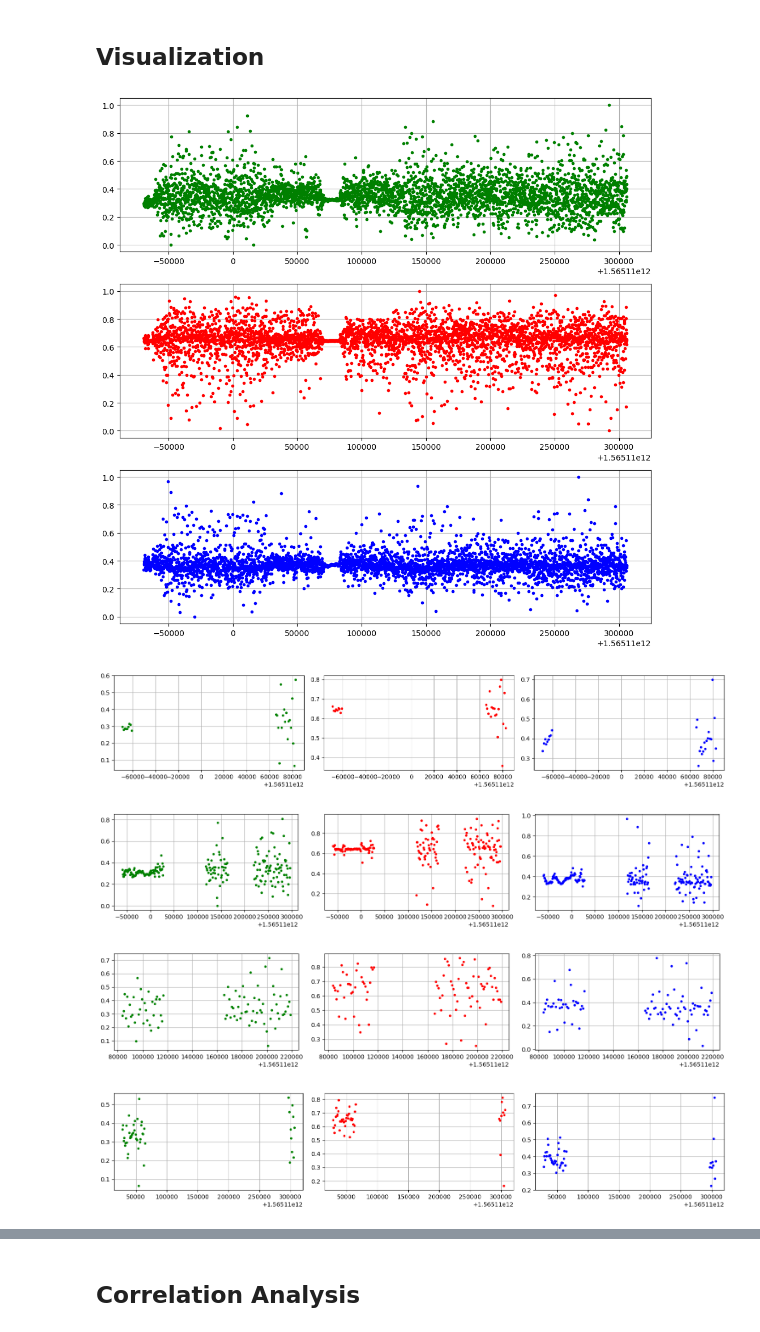
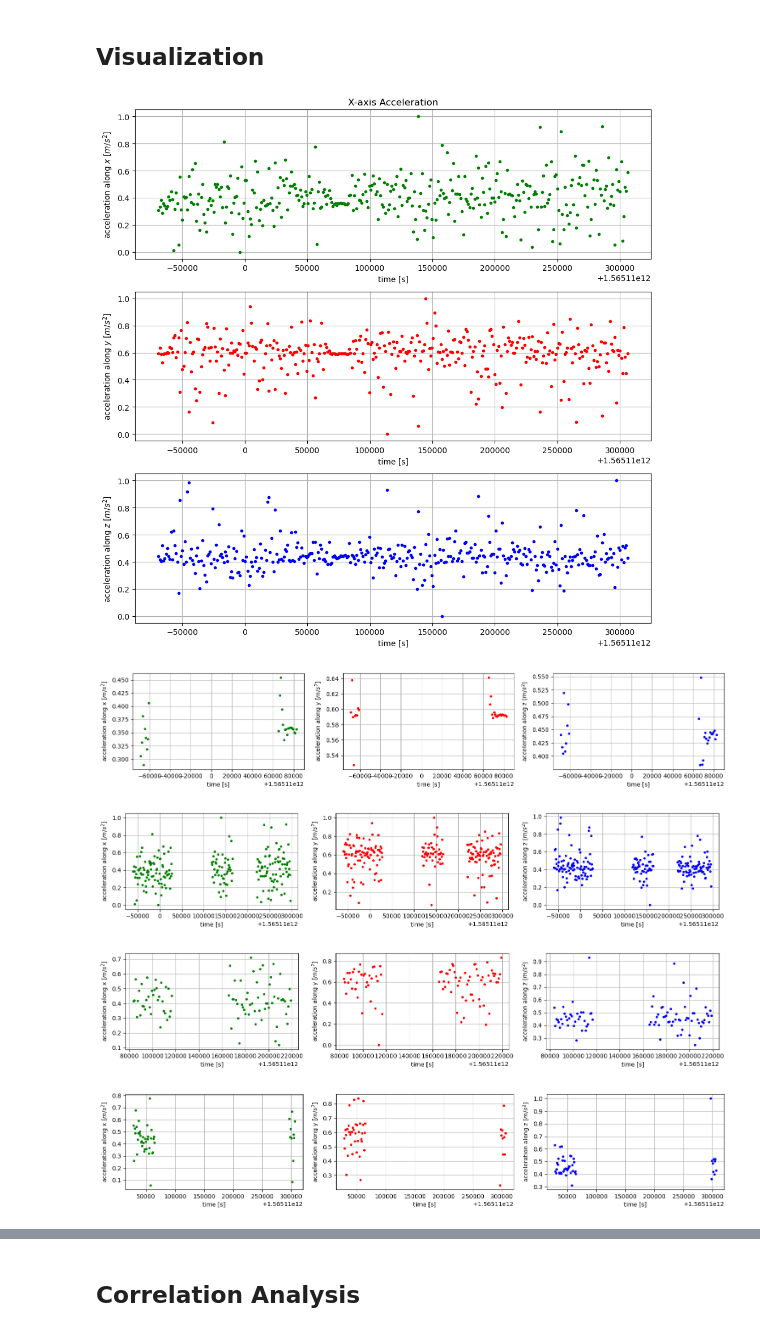
Before and after one commit to wittyphysicist/Final-Project-for-Using-Python-for-Research, a Jupyter notebook: Final Project for Using Python for Research.ipynb, the cells around one changed output, grey strips where cells are left out. Cells and saved outputs as stored; diff of their text form; code cells hidden in the pictures.

```diff
--- a/Final Project for Using Python for Research.ipynb
+++ b/Final Project for Using Python for Research.ipynb
@@ -60,0 +70,3 @@ dtype: int64
+# %%
+merged_data = pd.merge(train_time_series, train_labels, on="timestamp", how="inner")
+merged_data.head()
@@ -61,4 +82,6 @@ dtype: int64
 # %%
+x = merged_data["x"]; y = merged_data["y"]; z = merged_data["z"]
+
 nm_x = (x-min(x))/(max(x) - min(x))
 nm_y = (y-min(y))/(max(y) - min(y))
 nm_z = (z-min(z))/(max(z) - min(z))
@@ -67,6 +90,6 @@ merged_data['x'] = nm_x; merged_data['y'] = nm_y; merged_data['z'] = nm_z
 
 nm_merged_data = merged_data
 
-nm_merged_data
+nm_merged_data.head()
 # %% [output]
 |  | Unnamed: 0_x | timestamp | UTC time_x | accuracy | x | y | z | Unnamed: 0_y | UTC time_y | ... |
@@ -85,39 +101,40 @@ nm_merged_data
 # %% [markdown]
 ## Visualization
 # %%
-t = train_time_series["timestamp"]
+import matplotlib.pyplot as plt
+
+t = nm_merged_data["timestamp"]
 
 # Create a figure with 1 row and 3 columns of subplots
 fig, axes = plt.subplots(3, 1, figsize=(10, 10))
 
 labels = [1,2,3]
 colors = ['g.', 'r.', 'b.']
 
-for j in range(len(colors)):
-    axis = ["x"]
-
-    axes[j].plot(t,x,colors[j])
-    axes[j].grid()
-
-    plt.tight_layout()
-    plt.show()
-
 axes[0].plot(t,nm_x,"g.")
+axes[0].set_title('X-axis Acceleration')
+axes[0].set_ylabel('acceleration along $x$ [$m/s^2$]')
+axes[0].set_xlabel('time [s]')
 axes[0].grid()
 
 axes[1].plot(t,nm_y,"r.")
+axes[1].set_ylabel('acceleration along $y$ [$m/s^2$]')
+axes[1].set_xlabel('time [s]')
 axes[1].grid()
 
 axes[2].plot(t,nm_z,"b.")
+axes[2].set_ylabel('acceleration along $z$ [$m/s^2$]')
+axes[2].set_xlabel('time [s]')
 axes[2].grid()
 
 plt.tight_layout()
 plt.show()
 # %% [output]
-[figure, old version]
+[figure, new version]
 # %%
 labels = [1,2,3,4]
 colors = ['g.', 'r.', 'b.']
+ax_labels = ['x','y','z']
 for i in labels:
     label = nm_merged_data[nm_merged_data["label"]== i]
     t = label["timestamp"]; x = label["x"]; y = label["y"]; z = label["z"]
@@ -126,14 +143,16 @@ for i in labels:
     fig, axes = plt.subplots(1, 3, figsize=(15, 3))
     for j in range(len(colors)):
         axes[j].plot(t,acc[j],colors[j])
+        axes[j].set_ylabel('acceleration along '+ ax_labels[j] +' [$m/s^2$]')
+        axes[j].set_xlabel('time [s]')
         axes[j].grid()
 
     plt.tight_layout()
     plt.show()
 # %% [output]
-[figure, old version]
+[figure, new version]
-[figure, old version]
+[figure, new version]
-[figure, old version]
+[figure, new version]
-[figure, old version]
+[figure, new version]
 # %%
 import seaborn as sns
```
Also changed, not shown: parts of 16 cells of this notebook.
